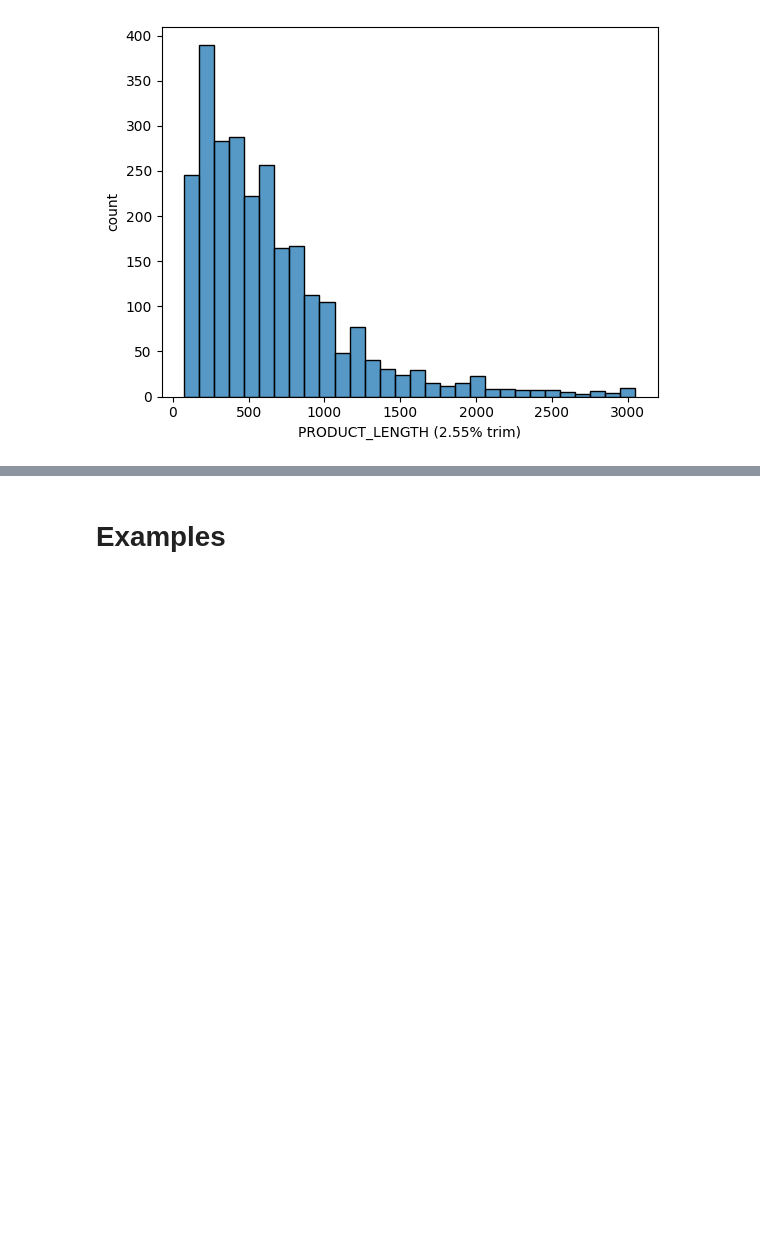
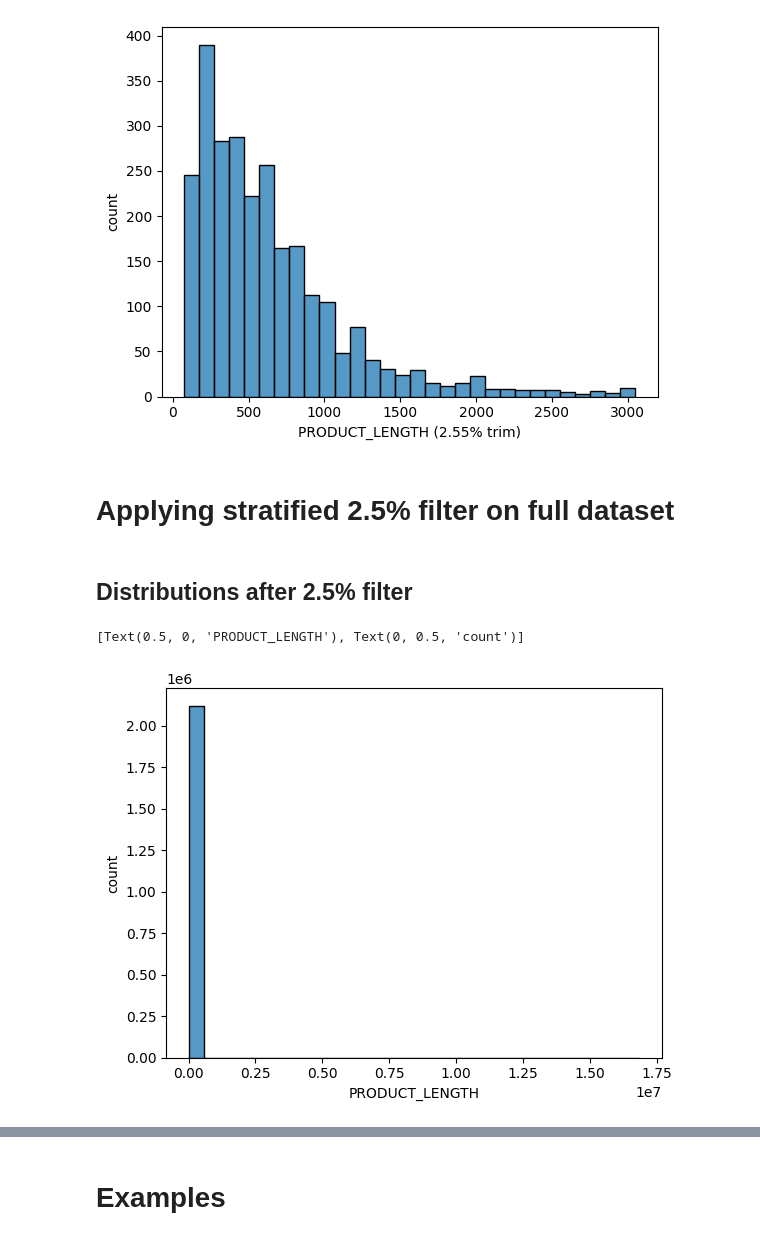
Before and after one commit to PratikGarai/Amazon-ML-Challenge-2023, a Jupyter notebook: Notebooks/Amazon_ML_Challenge_1_Dataset_Exploration.ipynb, the cells around one changed output, grey strips where cells are left out. Saved outputs shown, nothing was run; the diff lists cells and outputs as text; code cells hidden in the pictures; blank space fills up the shorter version.

```diff
--- a/Notebooks/Amazon_ML_Challenge_1_Dataset_Exploration.ipynb
+++ b/Notebooks/Amazon_ML_Challenge_1_Dataset_Exploration.ipynb
@@ -320,3 +321,21 @@ ax.set(xlabel = "PRODUCT_LENGTH (2.55% trim)", ylabel="count")
 # %% [output]
 [Text(0.5, 0, 'PRODUCT_LENGTH (2.55% trim)'), Text(0, 0.5, 'count')]
 [figure]
+# %% [markdown]
+# Applying stratified 2.5% filter on full dataset
+# %%
+for pid in tqdm(trainpid) :
+  subset = train[train["PRODUCT_TYPE_ID"] == pid]
+  slen = len(subset)
+  lens = sorted(subset["PRODUCT_LENGTH"])
+  low = lens[int(0.025*slen)]
+  high = lens[int(0.975*slen)]
+  train = train[(train["PRODUCT_TYPE_ID"] != pid) | ((train["PRODUCT_TYPE_ID"] == pid) & (train["PRODUCT_LENGTH"]>=low) & (train["PRODUCT_LENGTH"]<=high))]
+# %% [markdown]
+## Distributions after 2.5% filter
+# %%
+ax = sns.histplot(train["PRODUCT_LENGTH"], bins = 30, stat="count")
+ax.set(xlabel = "PRODUCT_LENGTH", ylabel="count")
+# %% [output]
+[Text(0.5, 0, 'PRODUCT_LENGTH'), Text(0, 0.5, 'count')]
+[figure, added]
```
Also changed, not shown: parts of 19 cells of this notebook.
